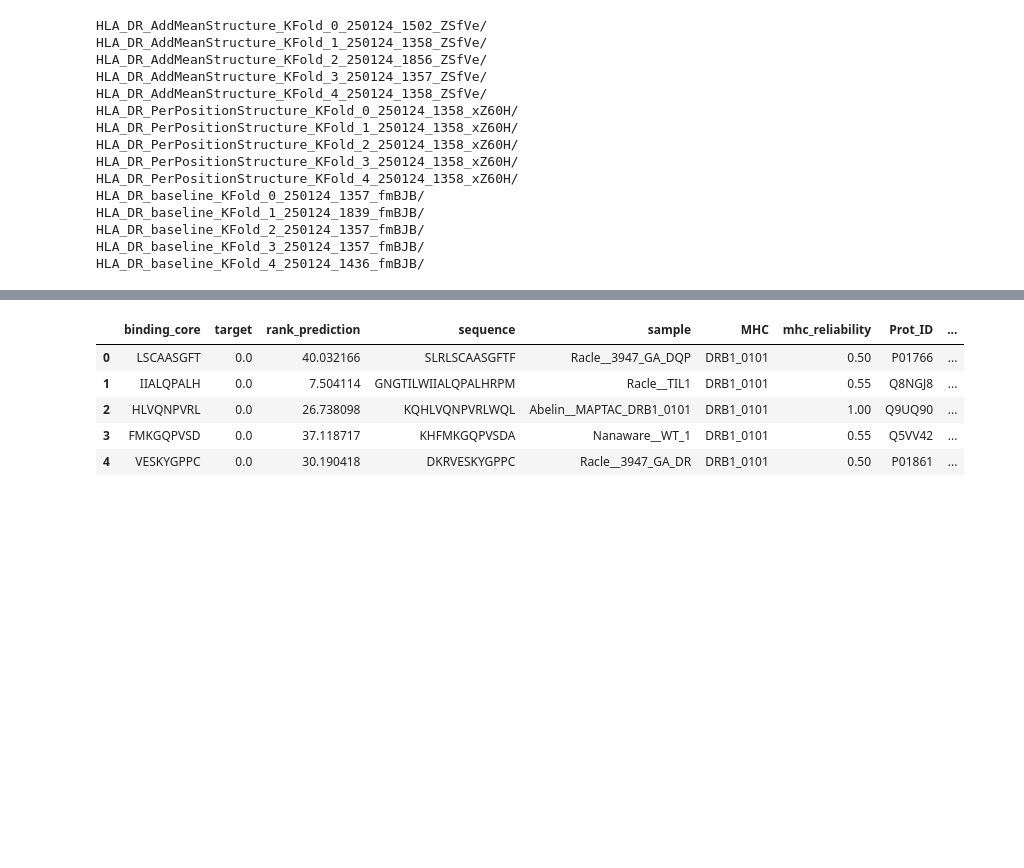
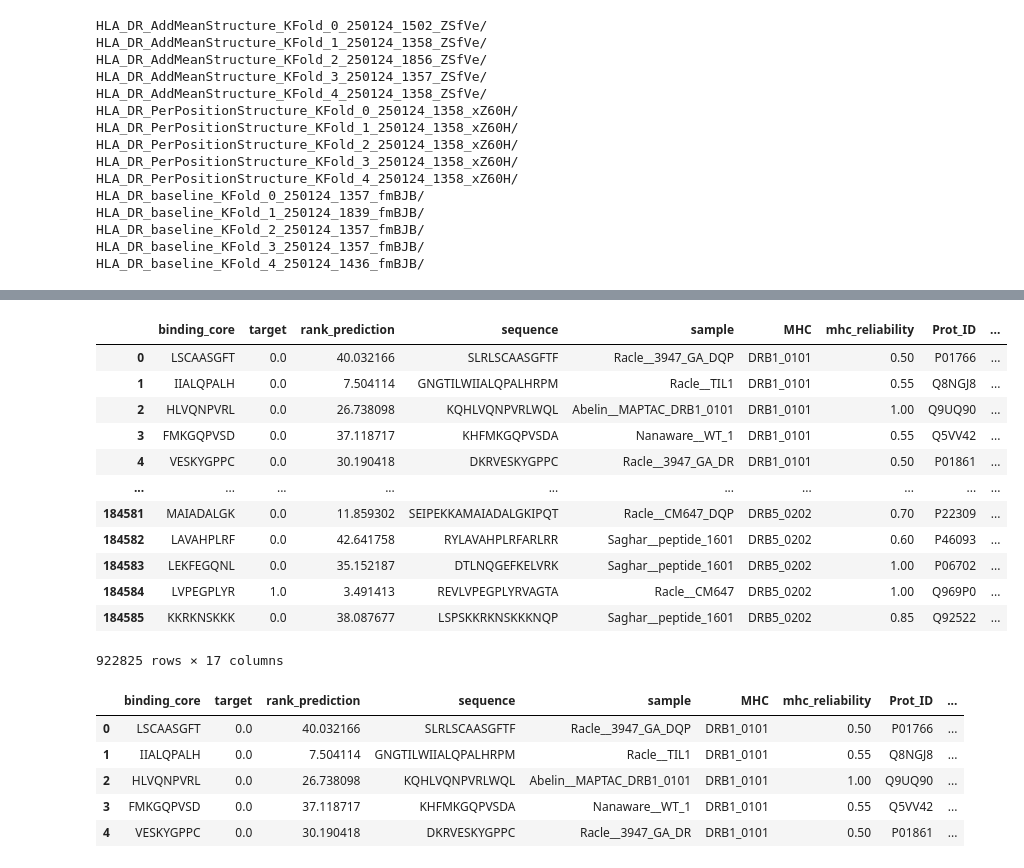
Before and after one commit to richieYT-wan/PyNNalign, a Jupyter notebook: notebooks/250114_MeanStructChecks.ipynb, the cells around one changed output, grey strips where cells are left out. Cells and saved outputs as stored; diff of their text form; code cells hidden in the pictures; blank space fills up the shorter version.

```diff
--- a/notebooks/250114_MeanStructChecks.ipynb
+++ b/notebooks/250114_MeanStructChecks.ipynb
@@ -833,3 +877,19 @@ pos_str_test.drop(columns=['rsa','pq3_C','pq3_E','pq3_H', 'disorder'], inplace=T
+# %%
+pos_str_valid
+# %% [output]
+|  | binding_core | target | rank_prediction | sequence | sample | MHC | mhc_reliability | Prot_ID | ... |
+| 0 | LSCAASGFT | 0.0 | 40.032166 | SLRLSCAASGFTF | Racle__3947_GA_DQP | DRB1_0101 | 0.50 | P01766 | ... |
+| 1 | IIALQPALH | 0.0 | 7.504114 | GNGTILWIIALQPALHRPM | Racle__TIL1 | DRB1_0101 | 0.55 | Q8NGJ8 | ... |
+| 2 | HLVQNPVRL | 0.0 | 26.738098 | KQHLVQNPVRLWQL | Abelin__MAPTAC_DRB1_0101 | DRB1_0101 | 1.00 | Q9UQ90 | ... |
+| 3 | FMKGQPVSD | 0.0 | 37.118717 | KHFMKGQPVSDA | Nanaware__WT_1 | DRB1_0101 | 0.55 | Q5VV42 | ... |
+| 4 | VESKYGPPC | 0.0 | 30.190418 | DKRVESKYGPPC | Racle__3947_GA_DR | DRB1_0101 | 0.50 | P01861 | ... |
+| ... | ... | ... | ... | ... | ... | ... | ... | ... | ... |
+| 184581 | MAIADALGK | 0.0 | 11.859302 | SEIPEKKAMAIADALGKIPQT | Racle__CM647_DQP | DRB5_0202 | 0.70 | P22309 | ... |
+| 184582 | LAVAHPLRF | 0.0 | 42.641758 | RYLAVAHPLRFARLRR | Saghar__peptide_1601 | DRB5_0202 | 0.60 | P46093 | ... |
+| 184583 | LEKFEGQNL | 0.0 | 35.152187 | DTLNQGEFKELVRK | Saghar__peptide_1601 | DRB5_0202 | 1.00 | P06702 | ... |
+| 184584 | LVPEGPLYR | 1.0 | 3.491413 | REVLVPEGPLYRVAGTA | Racle__CM647 | DRB5_0202 | 1.00 | Q969P0 | ... |
+| 184585 | KKRKNSKKK | 0.0 | 38.087677 | LSPSKKRKNSKKKNQP | Saghar__peptide_1601 | DRB5_0202 | 0.85 | Q92522 | ... |
+922825 rows × 17 columns
 # %%
 baseline_valid.head()
 # %% [output]
```
Also changed, not shown: parts of 13 cells of this notebook, 3 other files.
